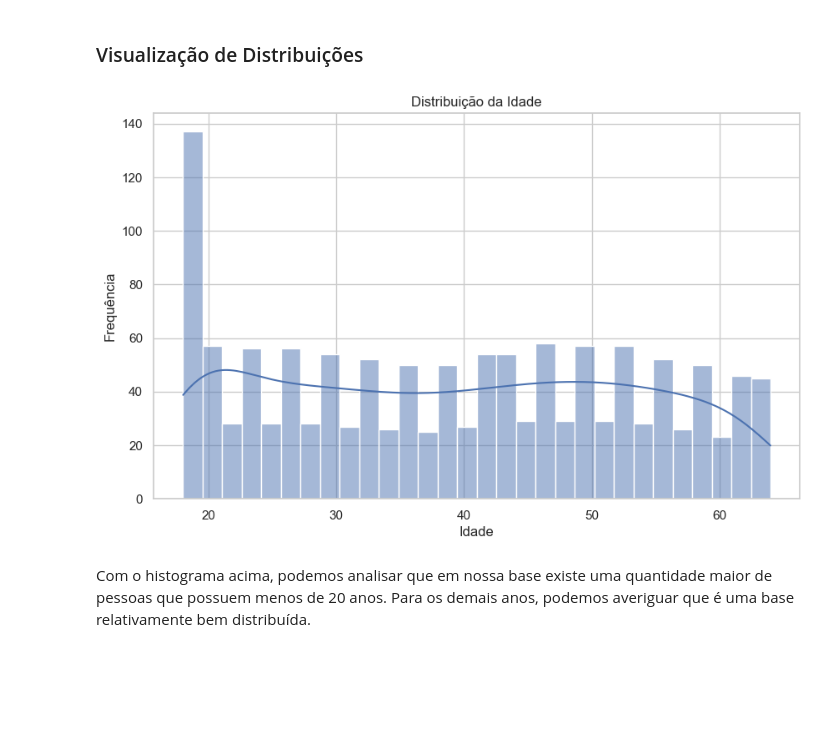
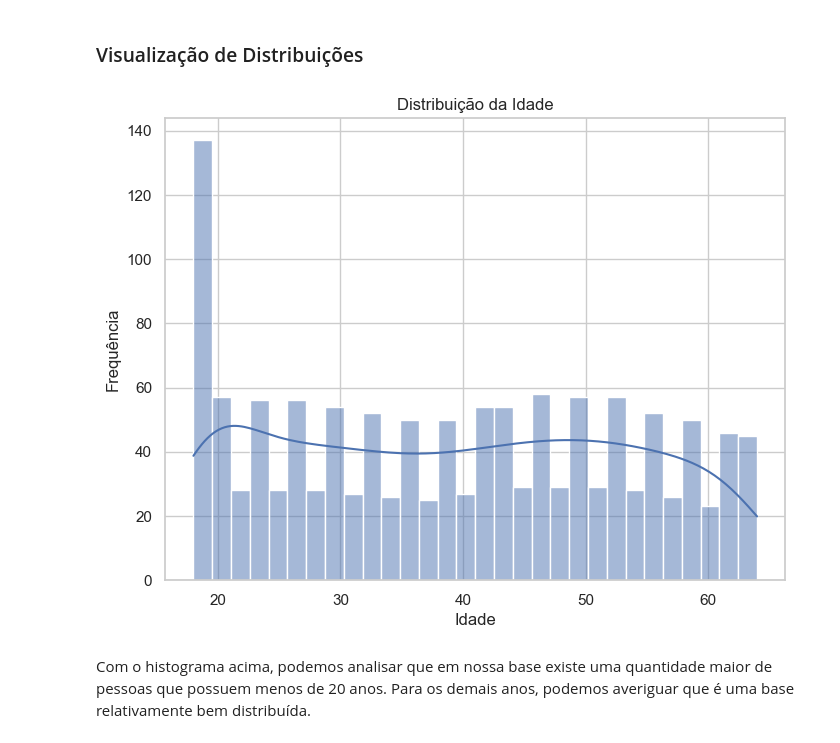
Before and after one commit to MatheusTalpe/TechChallengeFiap, a Jupyter notebook: tech_challenge.ipynb, the cells around one changed output. Saved outputs shown, nothing was run; the diff lists cells and outputs as text; code cells hidden in the pictures; blank space fills up the shorter version.

```diff
--- a/tech_challenge.ipynb
+++ b/tech_challenge.ipynb
@@ -54,19 +61,19 @@ max      64.000000    53.130000     5.000000  63770.428010
 # %%
 import matplotlib.pyplot as plt
 import seaborn as sns
 
 # Configurar visualizações
 sns.set(style="whitegrid")
 
 # Histograma da idade
-plt.figure(figsize=(10, 6))
+plt.figure(figsize=(8, 6))
 sns.histplot(df['age'], bins=30, kde=True)
 plt.title('Distribuição da Idade')
 plt.xlabel('Idade')
 plt.ylabel('Frequência')
 plt.show()
 # %% [output]
-[figure, old version]
+[figure, new version]
 # %% [markdown]
 Com o histograma acima, podemos analisar que em nossa base existe uma quantidade maior de pessoas que possuem menos de 20 anos. Para os demais anos, podemos averiguar que é uma base relativamente bem distribuída.
 # %%
```
Also changed, not shown: parts of 40 cells of this notebook.
